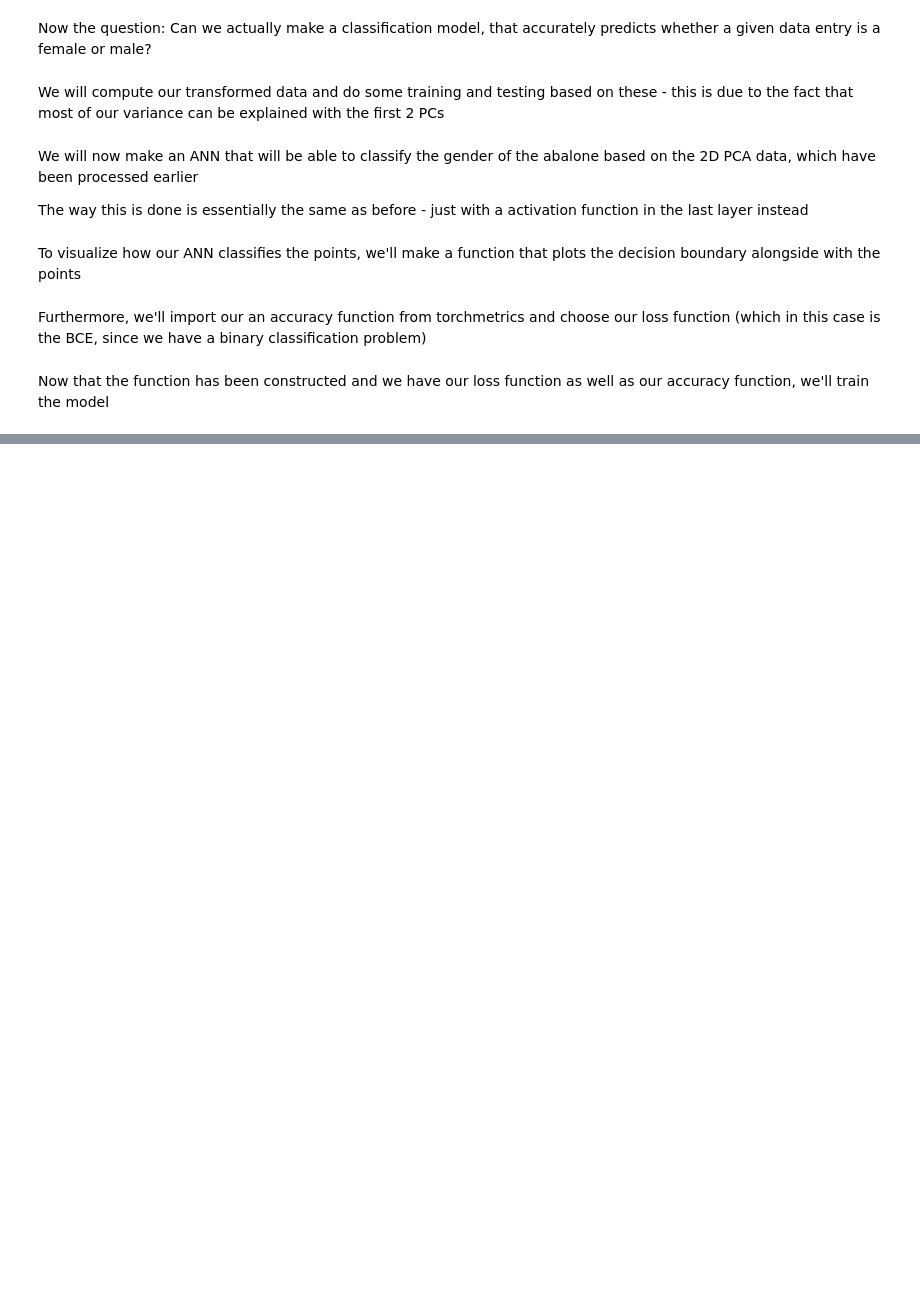
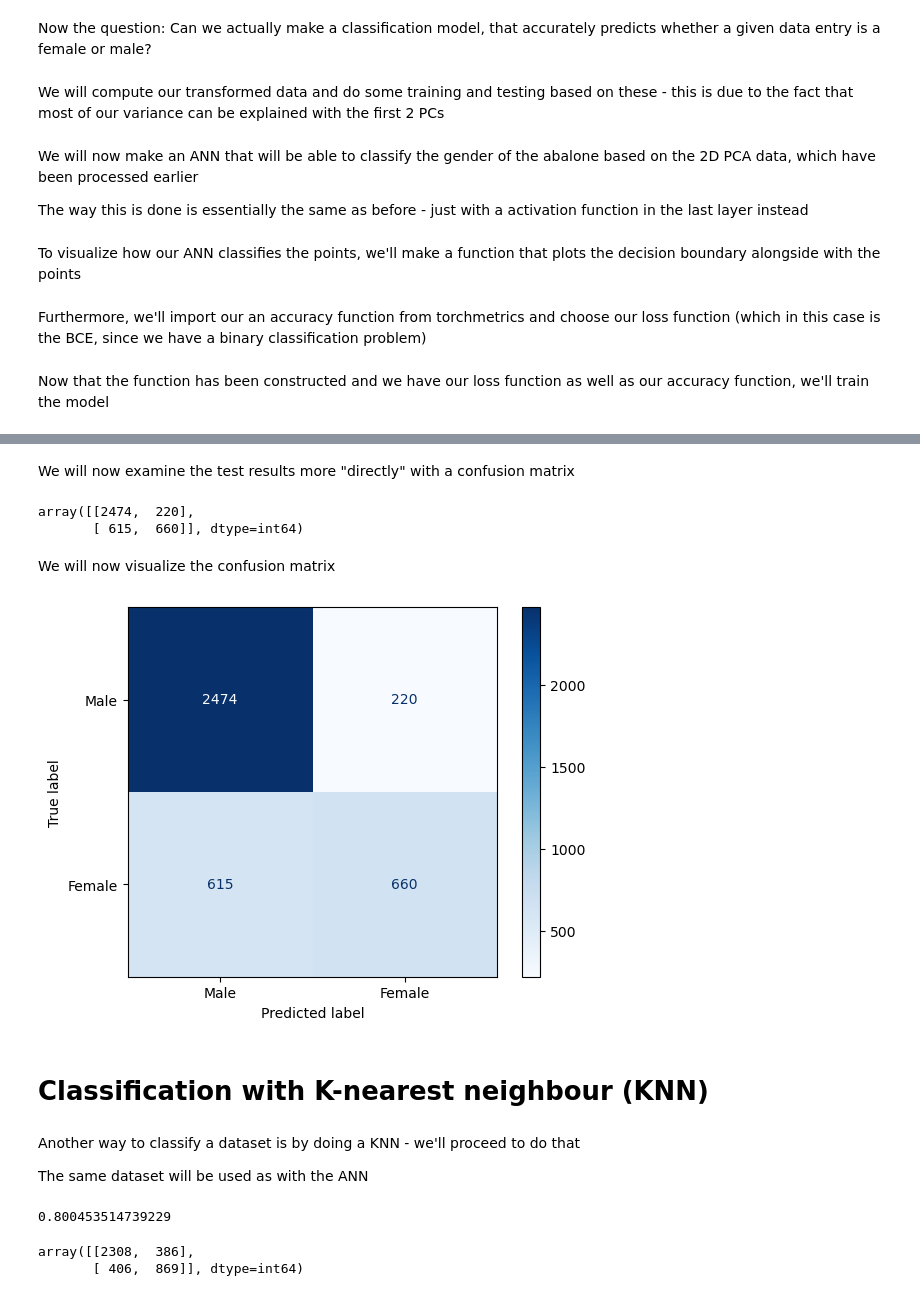
Before and after one commit to NusretSalli/ML-abalone, a Jupyter notebook: Abalone_ML.ipynb, the cells around one changed output, grey strips where cells are left out. Cells and saved outputs as stored; diff of their text form; code cells hidden in the pictures; blank space fills up the shorter version.

```diff
--- a/Abalone_ML.ipynb
+++ b/Abalone_ML.ipynb
@@ -893,0 +902,46 @@ plot_decision_boundary(class_model, X_test, y_test)
+# %% [markdown]
+We will now examine the test results more "directly" with a confusion matrix
+# %%
+ANN_con_matrix = confusion_matrix(y_test, test_pred) # constructing the confusion matrix
+
+ANN_con_matrix
+# %% [output]
+array([[2474,  220],
+       [ 615,  660]], dtype=int64)
+# %% [markdown]
+We will now visualize the confusion matrix
+# %%
+class_names = ["Male", "Female"] # class names
+
+ANN_con_plot = ConfusionMatrixDisplay(confusion_matrix = ANN_con_matrix, display_labels = class_names) # making a displayer
+
+ANN_con_plot.plot(cmap=plt.cm.Blues) # plotting it
+
+plt.show() # using plt.show() to make it reliable when plotting
+# %% [output]
+[figure, added]
+# %% [markdown]
+# Classification with K-nearest neighbour (KNN)
+# %% [markdown]
+Another way to classify a dataset is by doing a KNN - we'll proceed to do that
+
+The same dataset will be used as with the ANN
+# %%
+# train the model
+knn = KNeighborsClassifier(n_neighbors=9)
+
+knn.fit(X_train, y_train) # training / fitting the model
+
+y_pred_knn = knn.predict(X_test)
+
+# compute accuracy of the model
+knn.score(X_test, y_test)
+# %% [output]
+0.800453514739229
+# %%
+knn_con_matrix = confusion_matrix(y_test, y_pred_knn)
+
+knn_con_matrix
+# %% [output]
+array([[2308,  386],
+       [ 406,  869]], dtype=int64)
```
Also changed, not shown: parts of 21 cells of this notebook.
